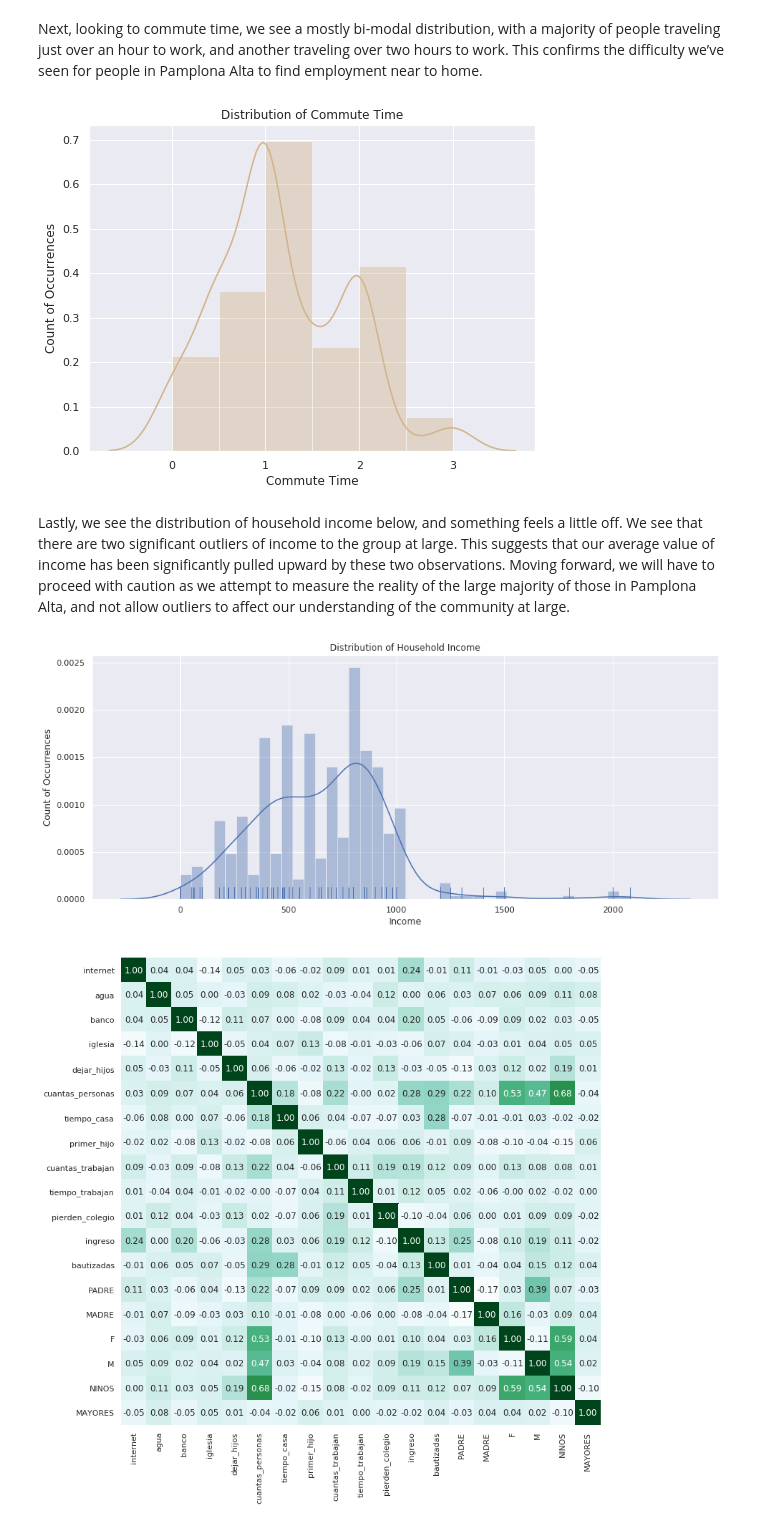
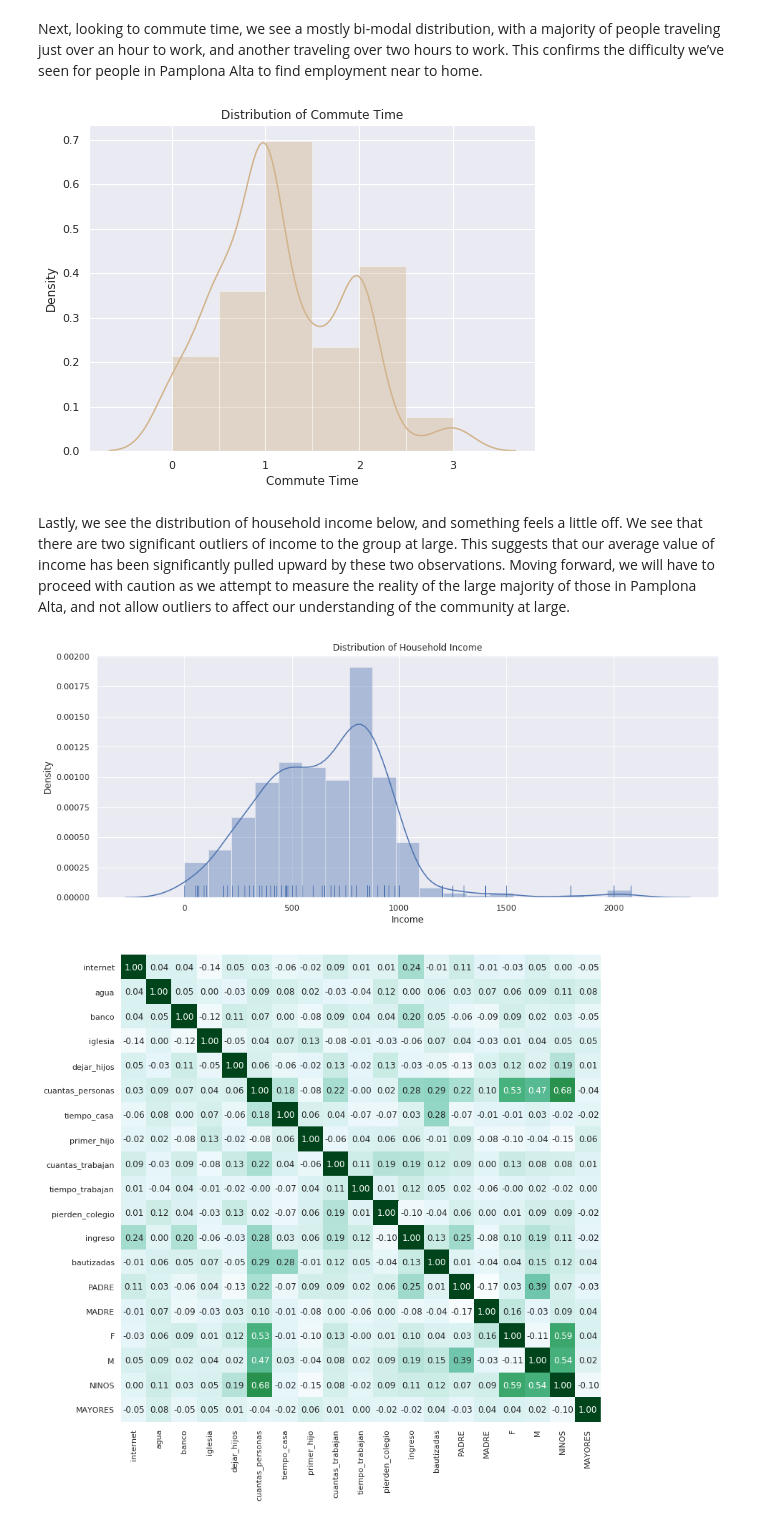
Before and after one commit to showmalley/code_portfolio, a Jupyter notebook: Development Economics/PovertySurveys/Survey Analysis Pamplona Alta 2018.ipynb, the cells around one changed output. Saved outputs shown, nothing was run; the diff lists cells and outputs as text; code cells hidden in the pictures.

```diff
--- a/Development Economics/PovertySurveys/Survey Analysis Pamplona Alta 2018.ipynb
+++ b/Development Economics/PovertySurveys/Survey Analysis Pamplona Alta 2018.ipynb
@@ -305,19 +304,19 @@ Next, looking to commute time, we see a mostly bi-modal distribution, with a maj
 # %%
 fig, ax = plt.subplots(figsize=(8,6))
 sns.distplot(df.tiempo_trabajan[df['tiempo_trabajan'].isna() == False],ax=ax, color = 'tan', bins = 6)
-ax.set(xlabel = "Commute Time",ylabel = "Count of Occurrences", title = "Distribution of Commute Time")
+ax.set(xlabel = "Commute Time",ylabel = "Density", title = "Distribution of Commute Time")
 plt.show()
 # %% [output]
-[figure, old version]
+[figure, new version]
 # %% [markdown]
 Lastly, we see the distribution of household income below, and something feels a little off. We see that there are two significant outliers of income to the group at large. This suggests that our average value of income has been significantly pulled upward by these two observations. Moving forward, we will have to proceed with caution as we attempt to measure the reality of the large majority of those in Pamplona Alta, and not allow outliers to affect our understanding of the community at large.
 # %%
 fig, ax = plt.subplots(figsize=(15,6))
-sns.distplot(df.ingreso[(df['ingreso'].isna() == False)],ax=ax, color = 'b', rug = True, bins = 40)
-ax.set(xlabel = "Income",ylabel = "Count of Occurrences", title = "Distribution of Household Income")
+sns.distplot(df.ingreso[(df['ingreso'].isna() == False)],ax=ax, color = 'b', rug = True)
+ax.set(xlabel = "Income",ylabel = "Density", title = "Distribution of Household Income")
 plt.show()
 # %% [output]
-[figure, old version]
+[figure, new version]
 # %%
 # correlation heatmap
 fig, ax = plt.subplots(figsize=(12, 12))
```
Also changed, not shown: parts of 3 cells of this notebook, 1 other file.
